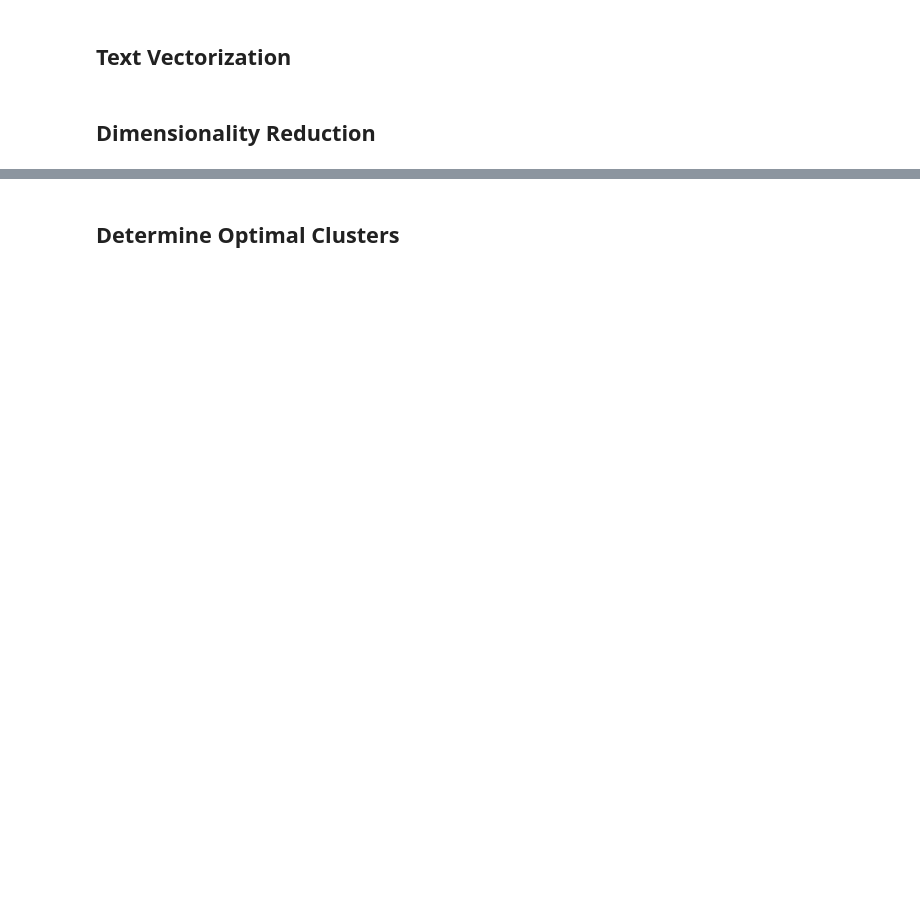
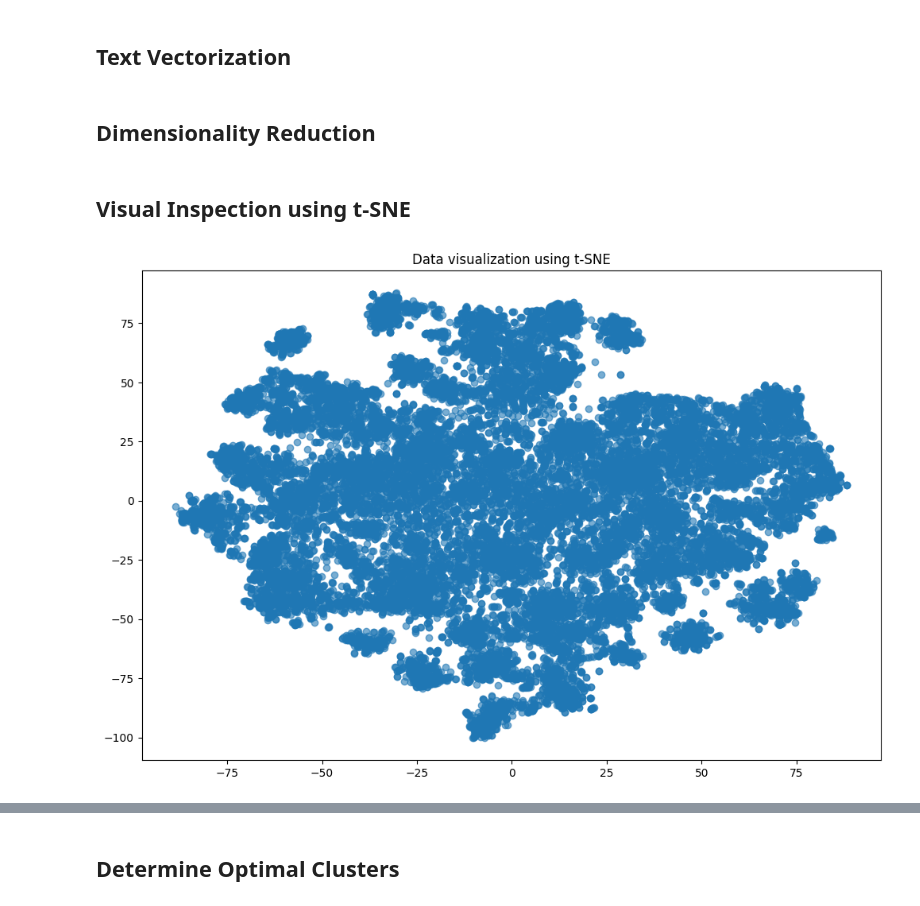
Before and after one commit to mohamadsolouki/Scientific-Trend-Analysis, a Jupyter notebook: notebooks/clustering.ipynb, the cells around one changed output, grey strips where cells are left out. Drawn from its saved outputs; the diff is of its cells as text; code cells hidden in the pictures; blank space fills up the shorter version.

```diff
--- a/notebooks/clustering.ipynb
+++ b/notebooks/clustering.ipynb
@@ -46,3 +47,24 @@ def reduce_dimensionality(X):
     return X_reduced
 
 X_reduced = reduce_dimensionality(tfidf_matrix)
+# %% [markdown]
+## Visual Inspection using t-SNE
+# %%
+def visualize_tsne(X):
+    # Taking a random sample of 10% of the data
+    sample_indices = np.random.choice(X.shape[0], int(0.01 * X.shape[0]), replace=False)
+    X_sample = X[sample_indices]
+
+    tsne = TSNE(n_components=2, random_state=0)
+    X_tsne = tsne.fit_transform(X_sample)
+
+    plt.figure(figsize=(12, 8))
+    plt.scatter(X_tsne[:, 0], X_tsne[:, 1], alpha=0.6)
+    plt.title('Data visualization using t-SNE')
+    plt.show()
+
+
+
+visualize_tsne(X_reduced)
+# %% [output]
+[figure, added]
```
Also changed, not shown: parts of 8 cells of this notebook.
